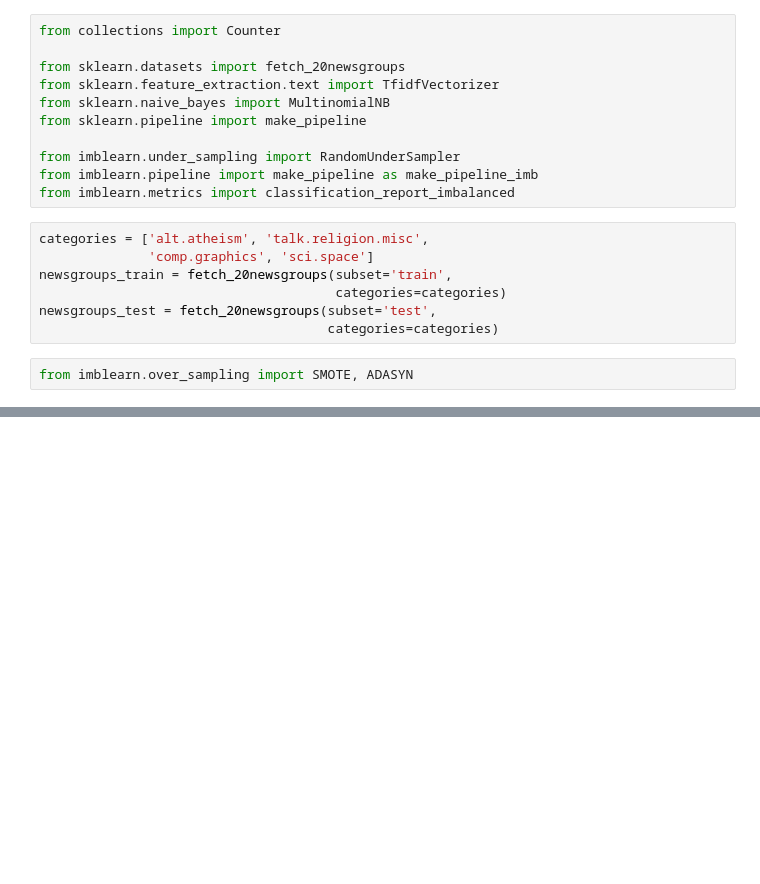
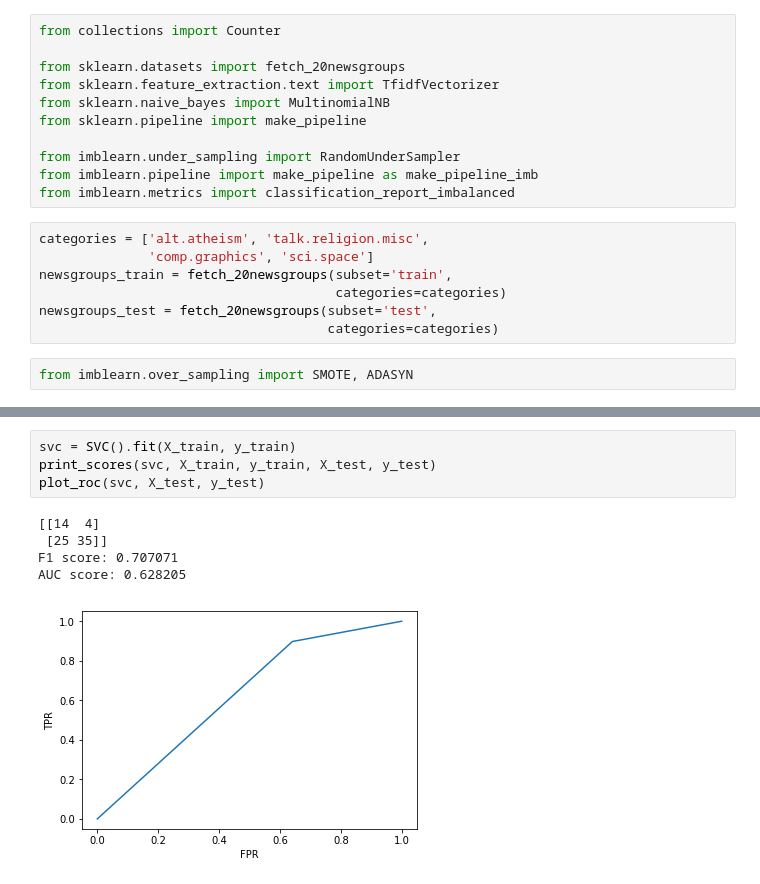
Before and after one commit to aauss/EventEpi, a Jupyter notebook: Untitled.ipynb, the cells around one changed output, grey strips where cells are left out. Drawn from its saved outputs; the diff is of its cells as text; blank space fills up the shorter version.

```diff
--- a/Untitled.ipynb
+++ b/Untitled.ipynb
@@ -357,0 +451,10 @@ ScrapeFromURLsAndExtractText('who').data_output().head()
+# %%
+svc = SVC().fit(X_train, y_train)
+print_scores(svc, X_train, y_train, X_test, y_test)
+plot_roc(svc, X_test, y_test)
+# %% [output]
+[[14  4]
+ [25 35]]
+F1 score: 0.707071
+AUC score: 0.628205
+[figure, added]
```
Also changed, not shown: parts of 72 cells of this notebook.
